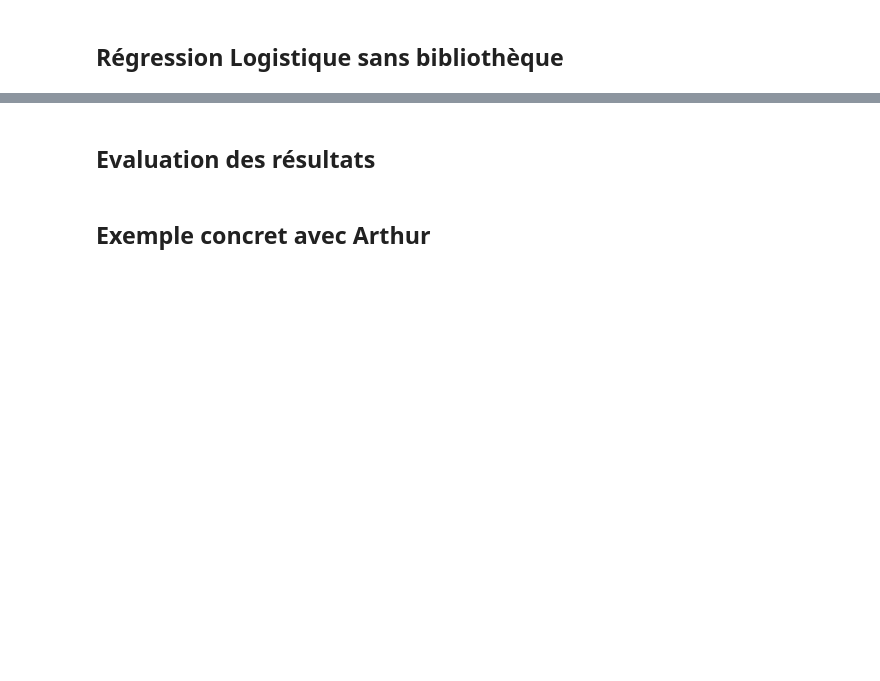
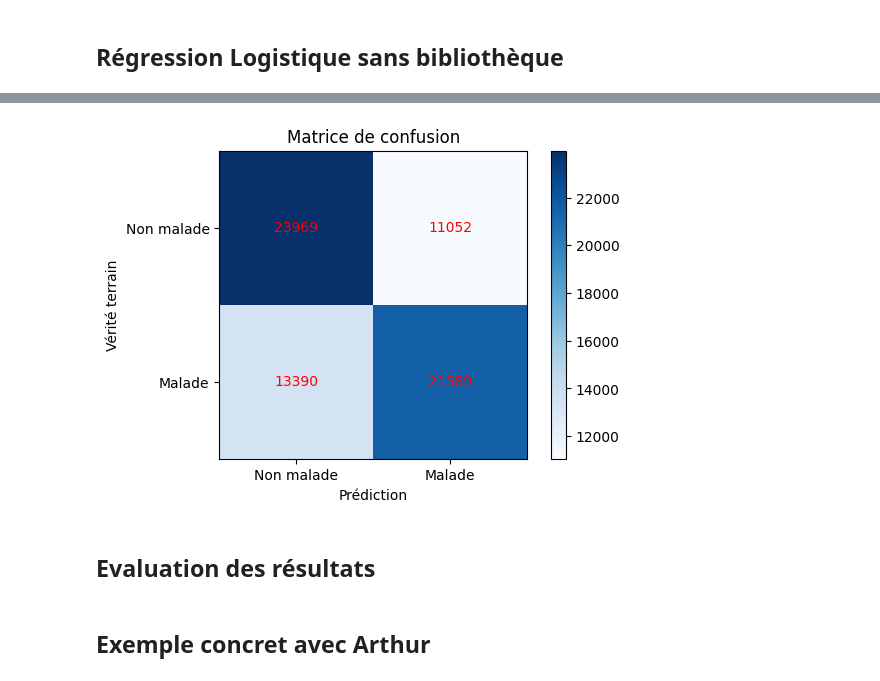
Before and after one commit to axel-achart/cardio-vasc-risks, a Jupyter notebook: exploration.ipynb, the cells around one changed output, grey strips where cells are left out. Drawn from its saved outputs; the diff is of its cells as text; code cells hidden in the pictures; blank space fills up the shorter version.

```diff
--- a/exploration.ipynb
+++ b/exploration.ipynb
@@ -11,2 +176,93 @@
 # %% [markdown]
 ## Régression Logistique sans bibliothèque
+# %%
+def load_csv(dataset_path):
+    X = []
+    y = []
+
+    with open(dataset_path, 'r') as file:
+        reader = csv.reader(file)
+        next(reader)  # skip header
+
+        for row in reader:
+            X.append([float(x) for x in row[:-1]])
+            y.append(float(row[-1]))
+
+    return np.array(X), np.array(y)
+
+
+class LogisticRegression:
+
+    def __init__(self, lr=0.01, epochs=1000):
+        self.lr = lr
+        self.epochs = epochs
+        self.weights = None
+        self.bias = None
+
+    def sigmoid(self, z):
+        return 1 / (1 + np.exp(-z))
+
+    def fit(self, X, y):
+        n_samples, n_features = X.shape
+
+        self.weights = np.zeros(n_features)
+        self.bias = 0
+
+        for _ in range(self.epochs):
+
+            linear_model = np.dot(X, self.weights) + self.bias
+            y_predicted = self.sigmoid(linear_model)
+
+            # gradients
+            dw = (1 / n_samples) * np.dot(X.T, (y_predicted - y))
+            db = (1 / n_samples) * np.sum(y_predicted - y)
+
+            # update
+            self.weights -= self.lr * dw
+            self.bias -= self.lr * db
+
+    def predict_proba(self, X):
+        linear_model = np.dot(X, self.weights) + self.bias
+        return self.sigmoid(linear_model)
+
+    def predict(self, X):
+        proba = self.predict_proba(X)
+        return [1 if i > 0.5 else 0 for i in proba]
+
+
+
+
+# Charger données
+X, y = load_csv("data/clean/cardio_train_clean.csv")
+X = (X - X.mean(axis=0)) / X.std(axis=0)
+
+# Initialiser modèle
+model = LogisticRegression(lr=0.01, epochs=1000)
+
+# Entraîner
+model.fit(X, y)
+
+# Prédictions
+predictions = model.predict(X)
+
+"""print(predictions)"""
+
+# Accuracy
+accuracy = np.mean(predictions == y)
+print(f"\nAccuracy: {accuracy:.2f}")
+
+# Matrice de confusion en graphique
+conf_matrix = confusion_matrix(y, predictions)
+plt.figure(figsize=(6, 4))
+plt.imshow(conf_matrix, cmap="Blues")
+plt.title("Matrice de confusion")
+plt.xlabel("Prédiction")
+plt.ylabel("Vérité terrain")
+plt.colorbar()
+plt.xticks([0, 1], ["Non malade", "Malade"])
+plt.yticks([0, 1], ["Non malade", "Malade"])
+for i in range(conf_matrix.shape[0]):
+    for j in range(conf_matrix.shape[1]):
+        plt.text(j, i, conf_matrix[i, j], ha="center", va="center", color="red")
+plt.show()
+# %% [output]
@@ -13,3 +272,4 @@
+[figure, added]
 # %% [markdown]
 ## Evaluation des résultats
 # %% [markdown]
```
Also changed, not shown: parts of 7 cells of this notebook, 4 other files.
